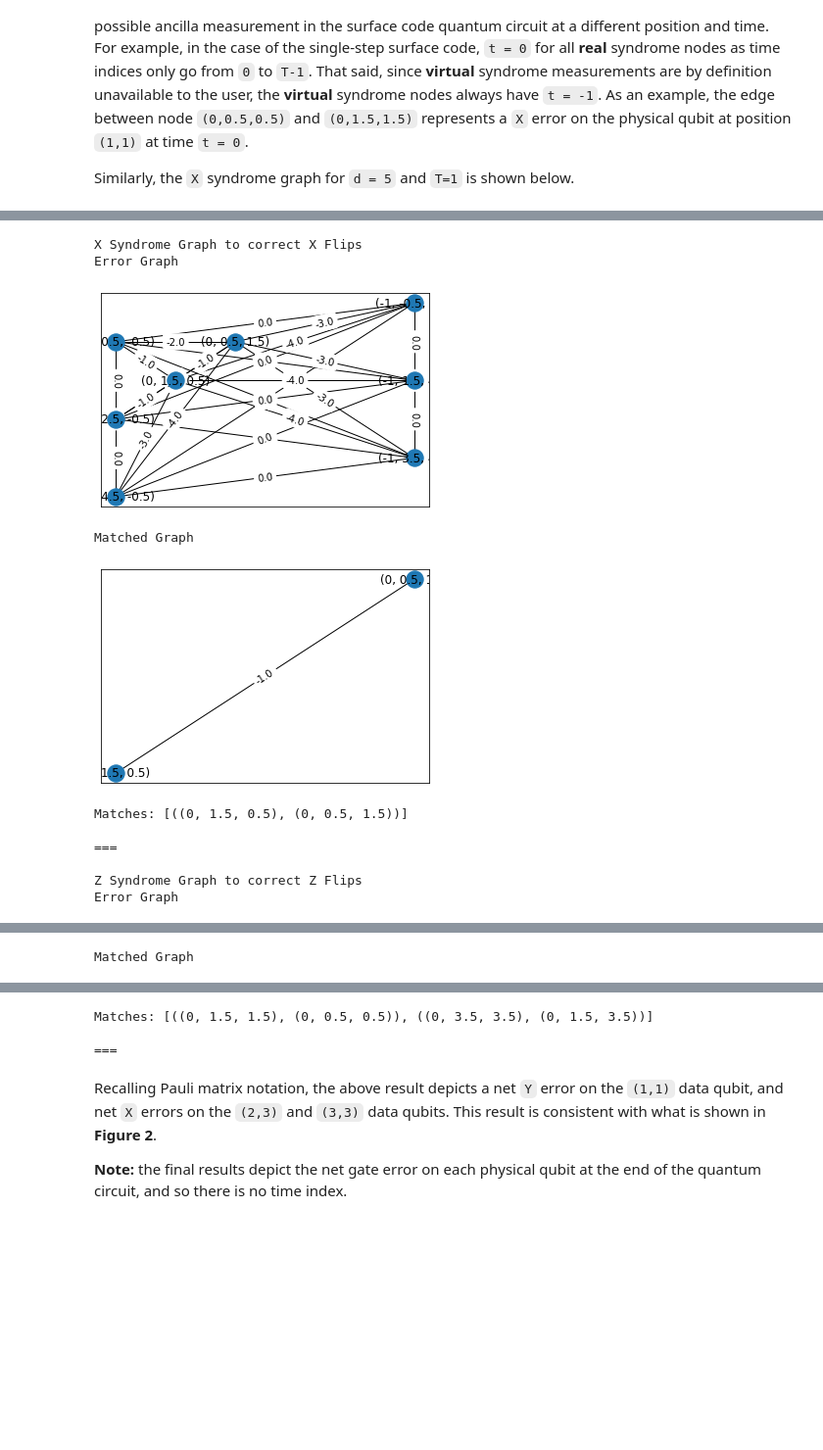
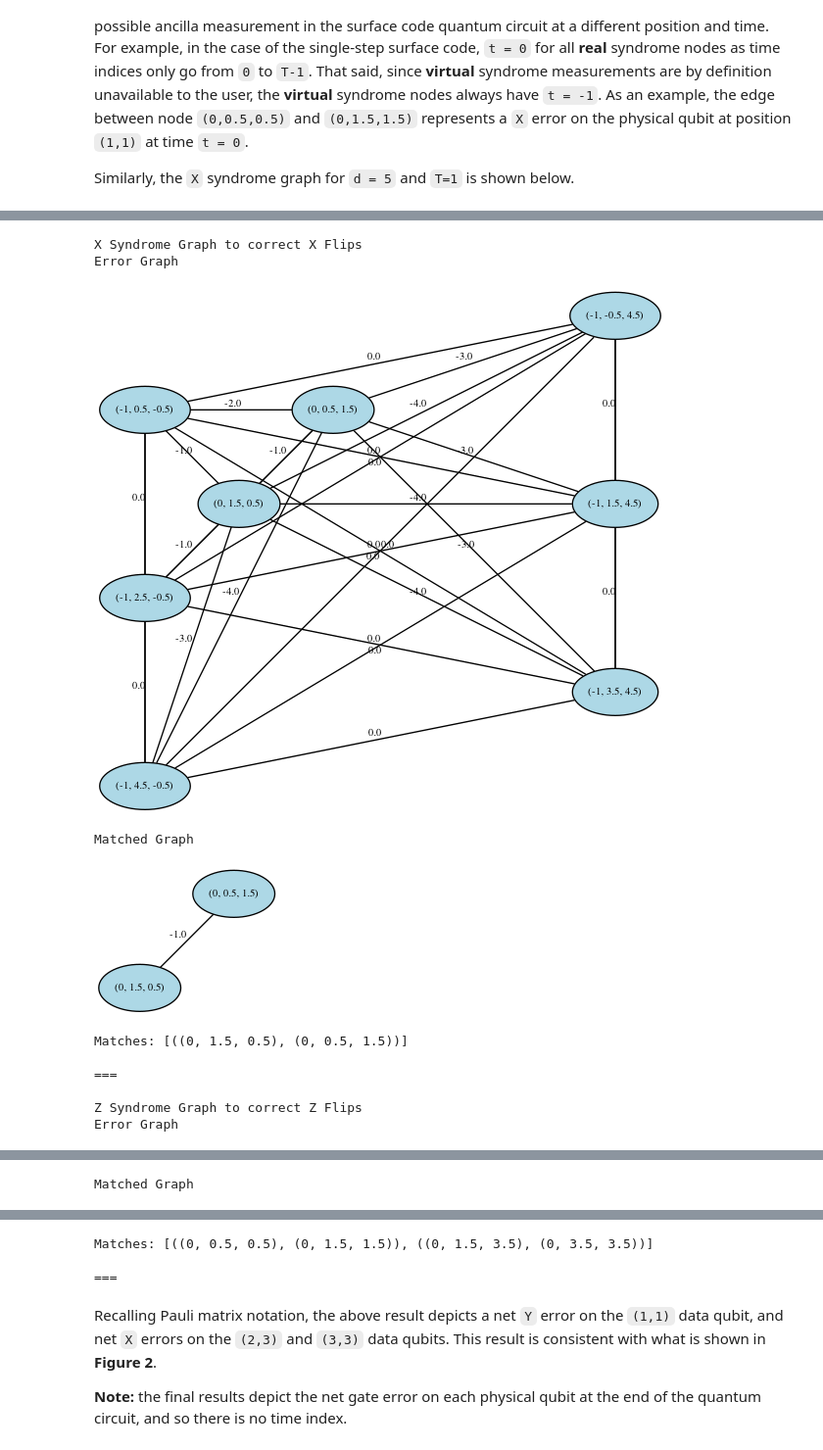
Before and after one commit to yaleqc/qtcodes, a Jupyter notebook: tutorials/xxzz/2-fitters.ipynb, the cells around one changed output, grey strips where cells are left out. Shown at 98% size. Saved outputs shown, nothing was run; the diff lists cells and outputs as text; code cells hidden in the pictures; blank space fills up the shorter version.

```diff
--- a/tutorials/xxzz/2-fitters.ipynb
+++ b/tutorials/xxzz/2-fitters.ipynb
@@ -83,24 +83,24 @@ _<b> Figure 2. </b>  Detected syndrome nodes are shaded in yellow, and a most pr
 # %%
 all_syndromes = {"X": [(0,1.5,.5),(0,.5,1.5)], "Z": [(0,0.5,0.5),(0,1.5,1.5),(0,1.5,3.5), (0,3.5,3.5)]}
 matches = {}
 
 for syndrome_key, syndromes in all_syndromes.items():
     print(f"{syndrome_key} Syndrome Graph to correct {syndrome_key} Flips")
     error_graph = decoder._make_error_graph(syndromes,syndrome_key)
     print("Error Graph")
-    decoder.graph_2D(error_graph, "weight")
+    decoder.draw(error_graph)
     matches[syndrome_key] = decoder._run_mwpm(error_graph)
-    matched_graph = decoder._get_matched_graph(error_graph, matches[syndrome_key])
+    matched_graph = decoder._run_mwpm_graph(error_graph)
     print("Matched Graph")
-    decoder.graph_2D(matched_graph, "weight")
+    decoder.draw(matched_graph)
     print(f"Matches: {matches[syndrome_key]}")
     print("\n===\n")
 # %% [output]
 X Syndrome Graph to correct X Flips
 Error Graph
-[figure, old version]
+[figure, new version]
 Matched Graph
-[figure, old version]
+[figure, new version]
 Matches: [((0, 1.5, 0.5), (0, 0.5, 1.5))]
 
 ===
@@ -113,4 +113,4 @@ Matched Graph
-Matches: [((0, 1.5, 1.5), (0, 0.5, 0.5)), ((0, 3.5, 3.5), (0, 1.5, 3.5))]
+Matches: [((0, 0.5, 0.5), (0, 1.5, 1.5)), ((0, 1.5, 3.5), (0, 3.5, 3.5))]
 
 ===
 # %% [markdown]
```
Also changed, not shown: parts of 14 cells of this notebook, 8 other files.
